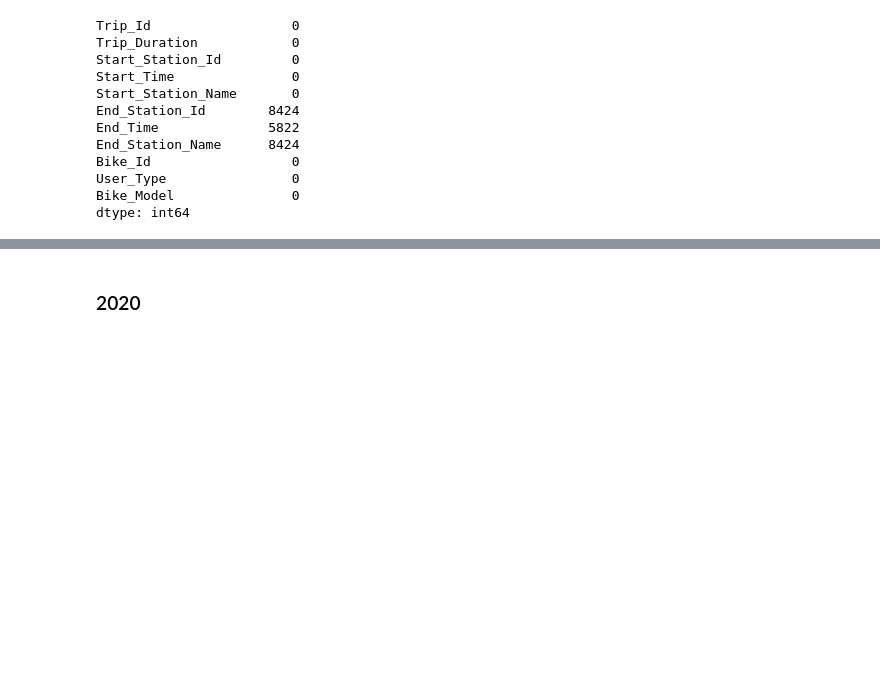
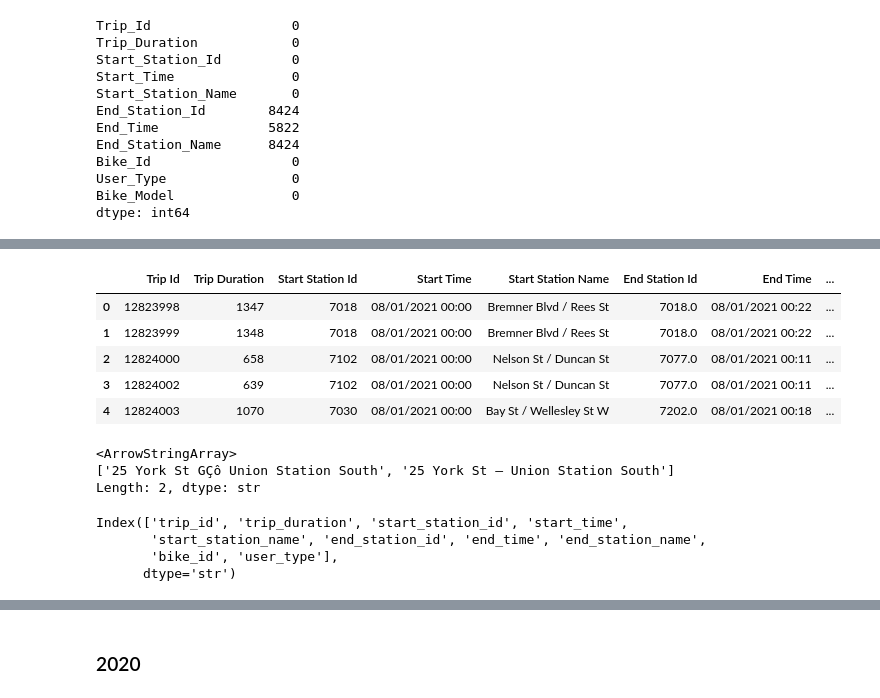
Before and after one commit to Neman-River/bikeshare_toronto, a Jupyter notebook: import_data.ipynb, the cells around one changed output, grey strips where cells are left out. Saved outputs shown, nothing was run; the diff lists cells and outputs as text; code cells hidden in the pictures; blank space fills up the shorter version.

```diff
--- a/import_data.ipynb
+++ b/import_data.ipynb
@@ -489,0 +721,16 @@ dtype: object
+# %%
+from charset_normalizer import from_path
+
+def detect_encoding(path, sample_size=100_000):
+    result = from_path(path).best()
+    return result.encoding if result else 'utf-8'
+
+
+def read_csv_robust(path, **kwargs):
+    # utf-8-sig strips a leading BOM  (UTF-8 BOM -  Byte Order Mark)
+    for enc in ['utf-8-sig', detect_encoding(path), 'cp1252', 'latin-1']:
+        try:
+            return pd.read_csv(path, encoding=enc, **kwargs)
+        except (UnicodeDecodeError, LookupError):
+            continue
+    raise ValueError(f"Could not decode {path} with any encoding")
@@ -489,0 +756,5 @@ dtype: object
+# %%
+path21 = 'raw_data/bikeshare-ridership-2021'
+files21 = os.listdir(path21)
+# %%
+monthly_dfs_21 = [read_csv_robust(os.path.join(path21, f)) for f in files21]
@@ -489,0 +763,16 @@ dtype: object
+# %%
+df21 = pd.concat(monthly_dfs_21, ignore_index=True)
+df21.head()
+# %% [output]
+|  | Trip Id | Trip Duration | Start Station Id | Start Time | Start Station Name | End Station Id | End Time | ... |
+| 0 | 12823998 | 1347 | 7018 | 08/01/2021 00:00 | Bremner Blvd / Rees St | 7018.0 | 08/01/2021 00:22 | ... |
+| 1 | 12823999 | 1348 | 7018 | 08/01/2021 00:00 | Bremner Blvd / Rees St | 7018.0 | 08/01/2021 00:22 | ... |
+| 2 | 12824000 | 658 | 7102 | 08/01/2021 00:00 | Nelson St / Duncan St | 7077.0 | 08/01/2021 00:11 | ... |
+| 3 | 12824002 | 639 | 7102 | 08/01/2021 00:00 | Nelson St / Duncan St | 7077.0 | 08/01/2021 00:11 | ... |
+| 4 | 12824003 | 1070 | 7030 | 08/01/2021 00:00 | Bay St / Wellesley St W | 7202.0 | 08/01/2021 00:18 | ... |
+# %%
+df21[df21['Start Station Id']==7070]['Start Station Name'].unique()
+# %% [output]
+<ArrowStringArray>
+['25 York St GÇô Union Station South', '25 York St – Union Station South']
+Length: 2, dtype: str
@@ -489,0 +781,8 @@ dtype: object
+# %%
+df21.columns = df21.columns.str.lower().str.replace(r"\s+", "_", regex=True)
+df21.columns
+# %% [output]
+Index(['trip_id', 'trip_duration', 'start_station_id', 'start_time',
+       'start_station_name', 'end_station_id', 'end_time', 'end_station_name',
+       'bike_id', 'user_type'],
+      dtype='str')
```
Also changed, not shown: parts of 222 cells of this notebook.
